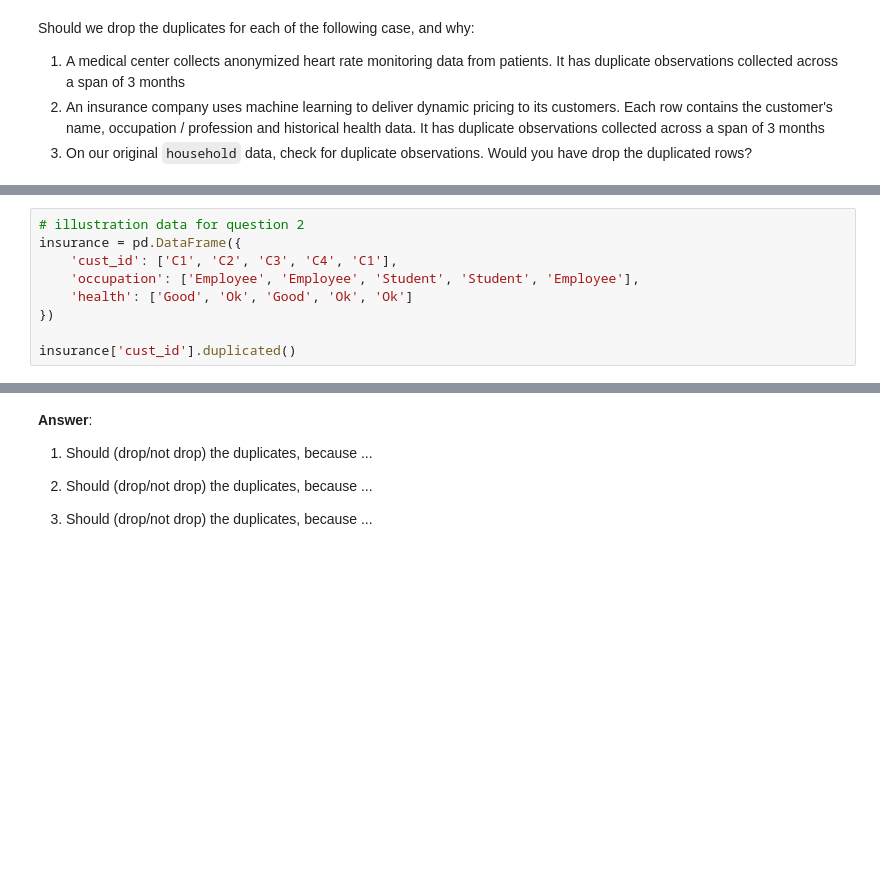
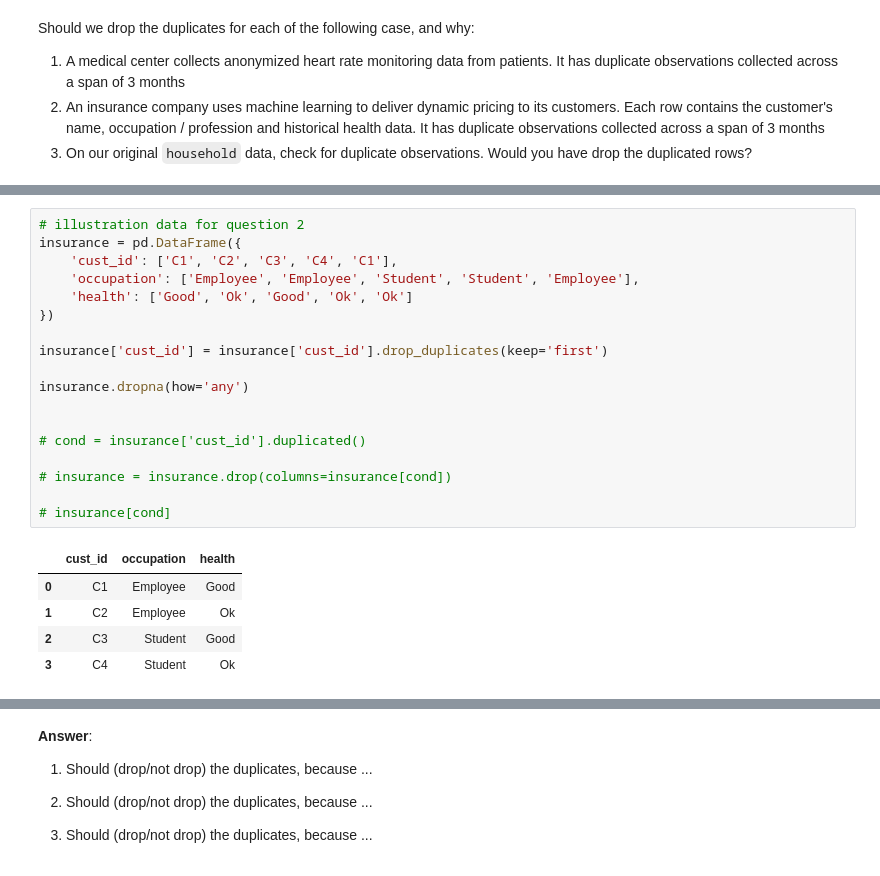
Before and after one commit to mulutbrah/data-analysis-lab, a Jupyter notebook: inclass_EDA_day2.ipynb, the cells around one changed output, grey strips where cells are left out. Drawn from its saved outputs; the diff is of its cells as text; blank space fills up the shorter version.

```diff
--- a/inclass_EDA_day2.ipynb
+++ b/inclass_EDA_day2.ipynb
@@ -1792,12 +1987,27 @@ heart
 # %%
 # illustration data for question 2
 insurance = pd.DataFrame({
     'cust_id': ['C1', 'C2', 'C3', 'C4', 'C1'],
     'occupation': ['Employee', 'Employee', 'Student', 'Student', 'Employee'],
     'health': ['Good', 'Ok', 'Good', 'Ok', 'Ok']
 })
 
-insurance['cust_id'].duplicated()
+insurance['cust_id'] = insurance['cust_id'].drop_duplicates(keep='first')
+
+insurance.dropna(how='any')
+
+
+# cond = insurance['cust_id'].duplicated()
+
+# insurance = insurance.drop(columns=insurance[cond])
+
+# insurance[cond]
+# %% [output]
+|  | cust_id | occupation | health |
+| 0 | C1 | Employee | Good |
+| 1 | C2 | Employee | Ok |
+| 2 | C3 | Student | Good |
+| 3 | C4 | Student | Ok |
 # %%
 # reference data for question 3
 household = pd.read_csv('data_input/household.csv', index_col='receipts_item_id')
```
Also changed, not shown: parts of 17 cells of this notebook.
